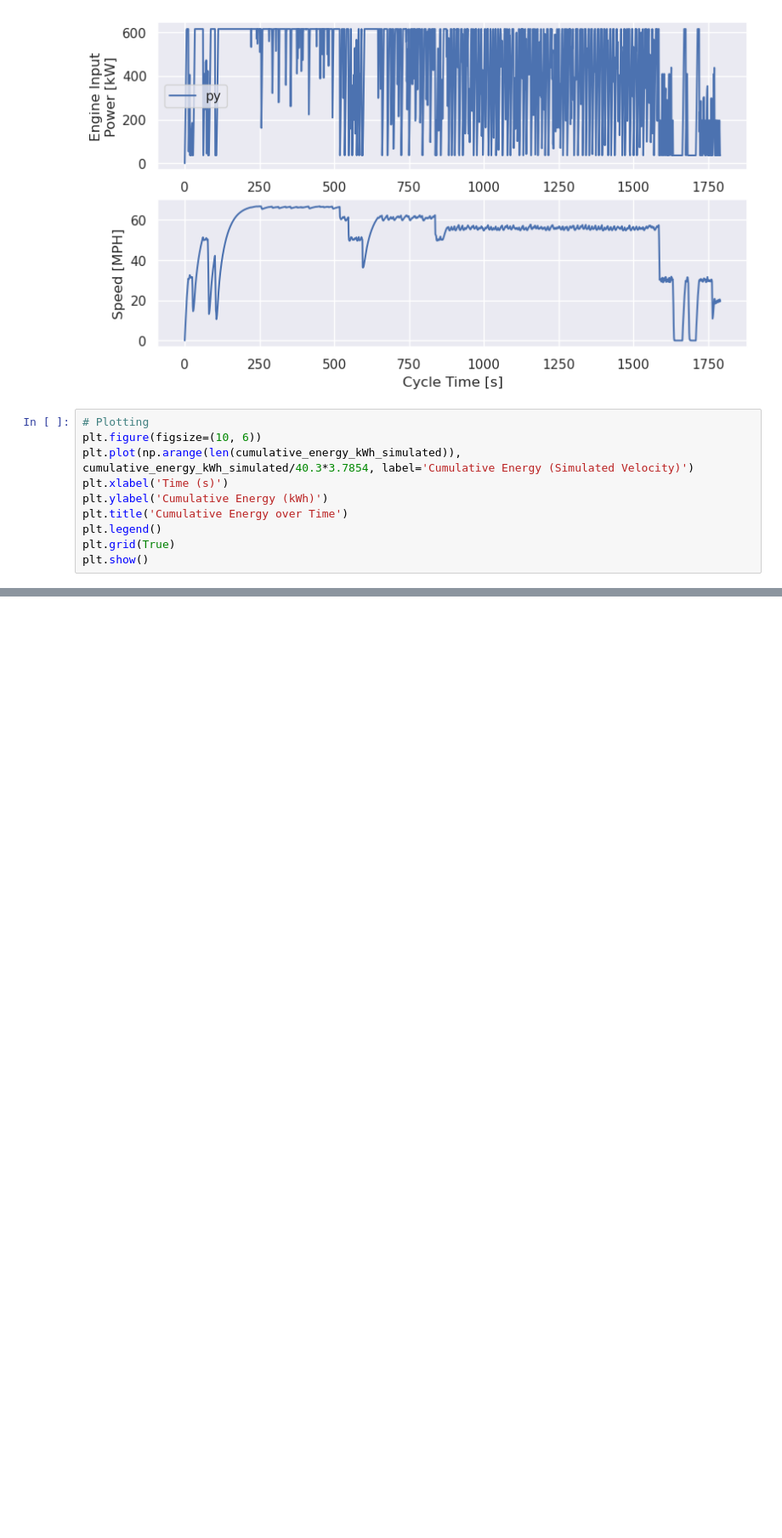
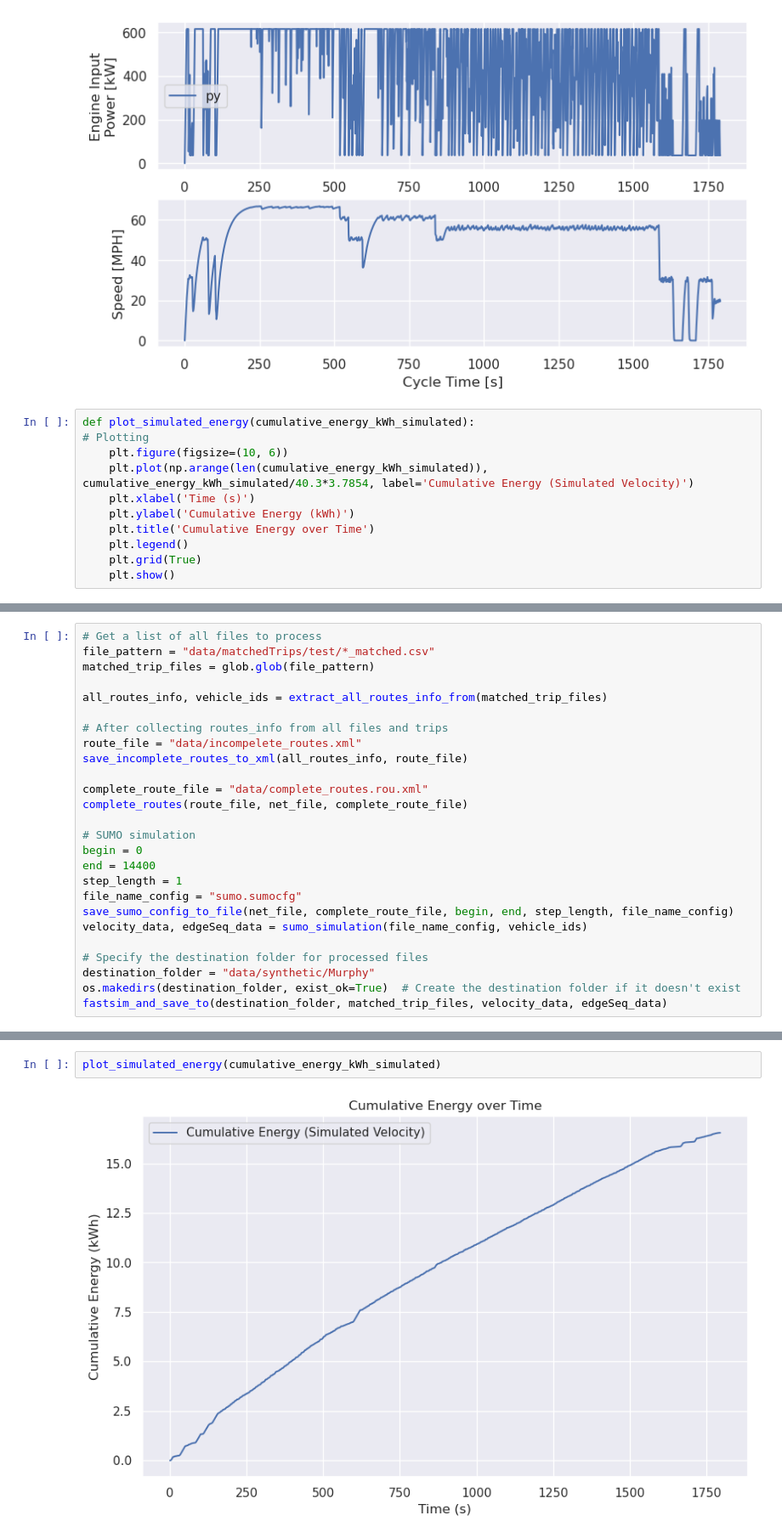
Before and after one commit to yang-mingzhou/syntheticVehicleData, a Jupyter notebook: simulation.ipynb, the cells around one changed output, grey strips where cells are left out. Shown at 85% size. Drawn from its saved outputs; the diff is of its cells as text; blank space fills up the shorter version.

Commit message:
multi-trips simulation

```diff
--- a/simulation.ipynb
+++ b/simulation.ipynb
@@ -397,12 +426,13 @@ power_array_simulated, cumulative_energy_kWh_simulated, speed_simulated  = run_f
 2024-01-25 15:21:36.158 | simdrive.py:2298 | WARNING: trace miss speed 10.01978 m/s exceeds tolerance of 1.0 m/s
 [figure]
 # %%
+def plot_simulated_energy(cumulative_energy_kWh_simulated):
 # Plotting
-plt.figure(figsize=(10, 6))
-plt.plot(np.arange(len(cumulative_energy_kWh_simulated)), cumulative_energy_kWh_simulated/40.3*3.7854, label='Cumulative Energy (Simulated Velocity)')
-plt.xlabel('Time (s)')
-plt.ylabel('Cumulative Energy (kWh)')
-plt.title('Cumulative Energy over Time')
-plt.legend()
-plt.grid(True)
-plt.show()
+    plt.figure(figsize=(10, 6))
+    plt.plot(np.arange(len(cumulative_energy_kWh_simulated)), cumulative_energy_kWh_simulated/40.3*3.7854, label='Cumulative Energy (Simulated Velocity)')
+    plt.xlabel('Time (s)')
+    plt.ylabel('Cumulative Energy (kWh)')
+    plt.title('Cumulative Energy over Time')
+    plt.legend()
+    plt.grid(True)
+    plt.show()
@@ -445,0 +560,26 @@ power_array_simulated, cumulative_energy_kWh_simulated, speed_simulated  = run_f
+# %%
+# Get a list of all files to process
+file_pattern = "data/matchedTrips/test/*_matched.csv"
+matched_trip_files = glob.glob(file_pattern)
+
+all_routes_info, vehicle_ids = extract_all_routes_info_from(matched_trip_files)
+
+# After collecting routes_info from all files and trips
+route_file = "data/incompelete_routes.xml"
+save_incomplete_routes_to_xml(all_routes_info, route_file)
+
+complete_route_file = "data/complete_routes.rou.xml"
+complete_routes(route_file, net_file, complete_route_file)
+
+# SUMO simulation
+begin = 0
+end = 14400
+step_length = 1
+file_name_config = "sumo.sumocfg"
+save_sumo_config_to_file(net_file, complete_route_file, begin, end, step_length, file_name_config)
+velocity_data, edgeSeq_data = sumo_simulation(file_name_config, vehicle_ids)
+
+# Specify the destination folder for processed files
+destination_folder = "data/synthetic/Murphy"
+os.makedirs(destination_folder, exist_ok=True)  # Create the destination folder if it doesn't exist
+fastsim_and_save_to(destination_folder, matched_trip_files, velocity_data, edgeSeq_data)
@@ -446,3 +685,7 @@ power_array_simulated, cumulative_energy_kWh_simulated, speed_simulated  = run_f
+# %%
+plot_simulated_energy(cumulative_energy_kWh_simulated)
+# %% [output]
+[figure, added]
 # %%
 # 1. generate timeslots for simulation
 # 2a. determine the timeslots and the entrance time stamp for each trip,
```
Also changed, not shown: parts of 24 cells of this notebook, 2 other files.
